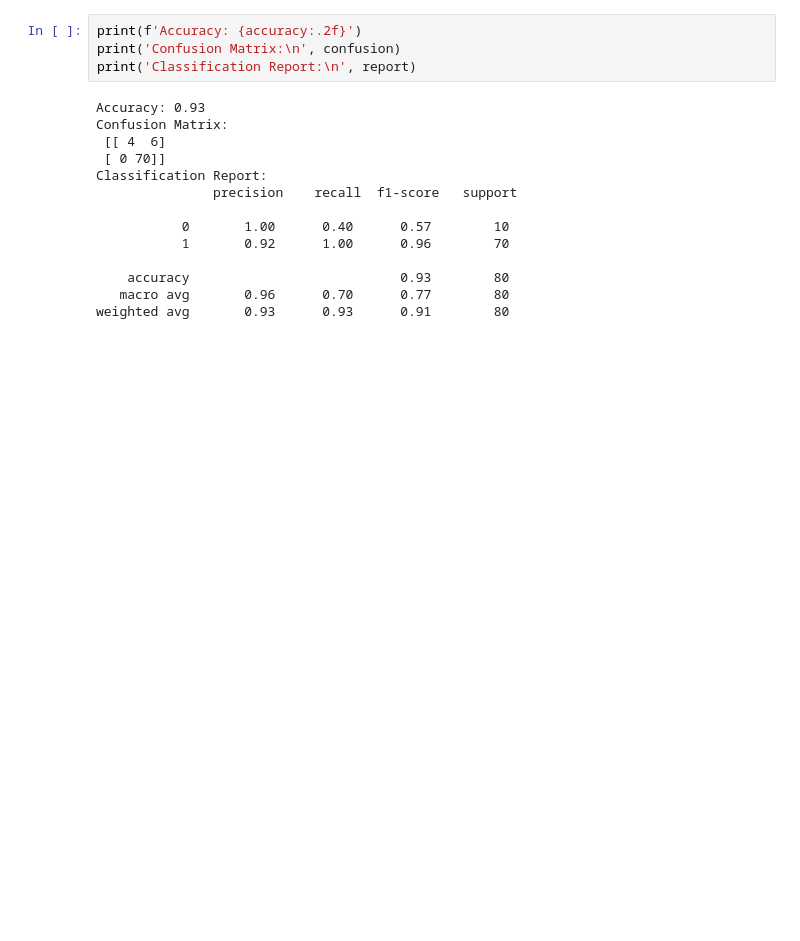
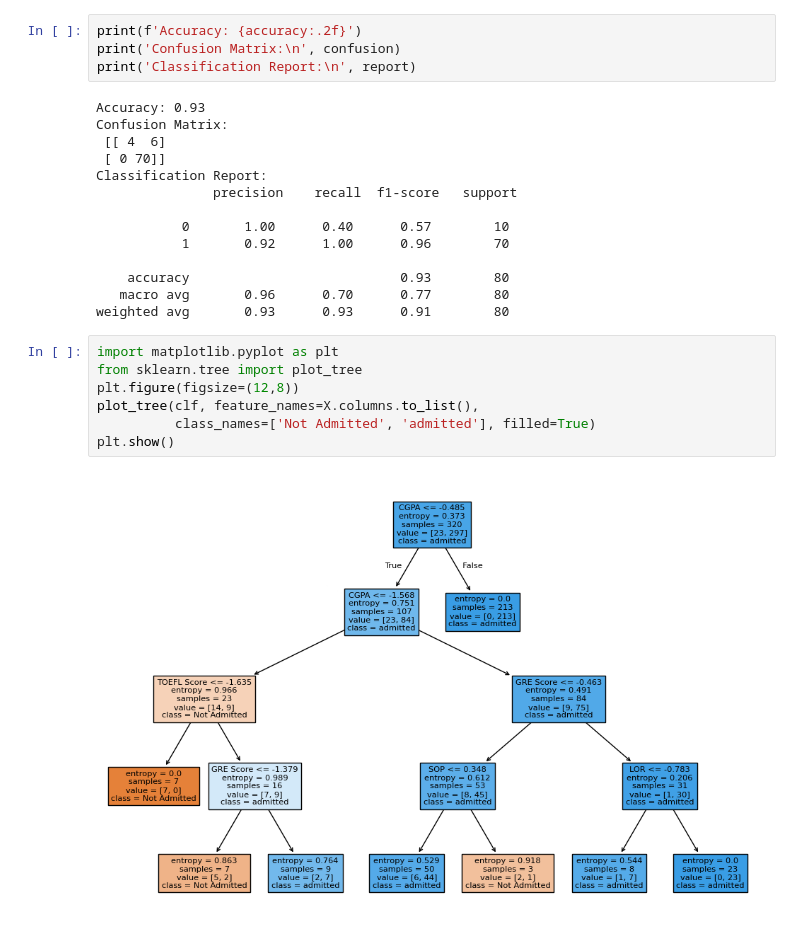
Before and after one commit to sairaj237/ML-DL-Assignments, a Jupyter notebook: Assigment7.ipynb, the cells around one changed output. Drawn from its saved outputs; the diff is of its cells as text; blank space fills up the shorter version.

```diff
--- a/Assigment7.ipynb
+++ b/Assigment7.ipynb
@@ -73,3 +73,12 @@ Classification Report:
     accuracy                           0.93        80
    macro avg       0.96      0.70      0.77        80
 weighted avg       0.93      0.93      0.91        80
+# %%
+import matplotlib.pyplot as plt
+from sklearn.tree import plot_tree
+plt.figure(figsize=(12,8))
+plot_tree(clf, feature_names=X.columns.to_list(),
+          class_names=['Not Admitted', 'admitted'], filled=True)
+plt.show()
+# %% [output]
+[figure, added]
```
